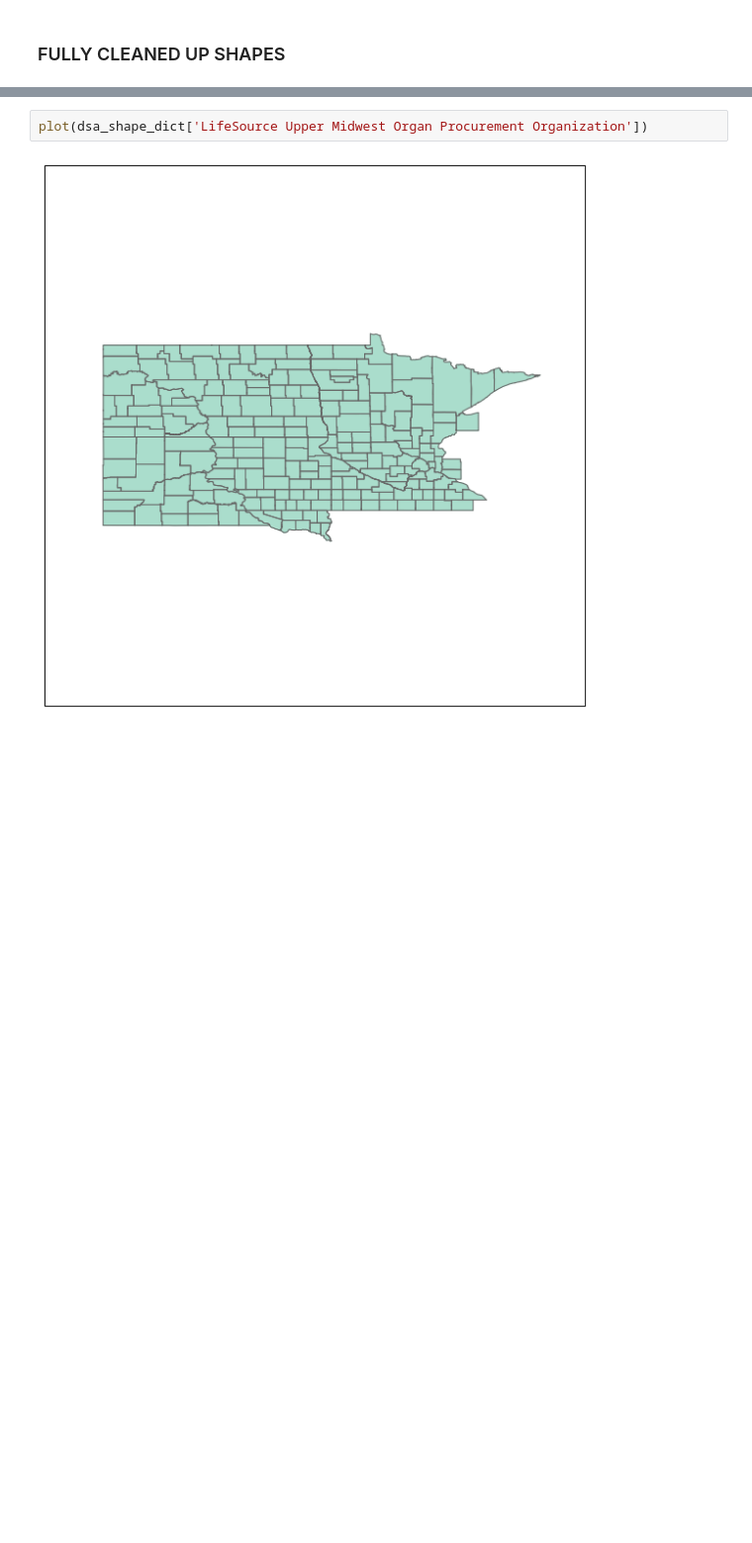
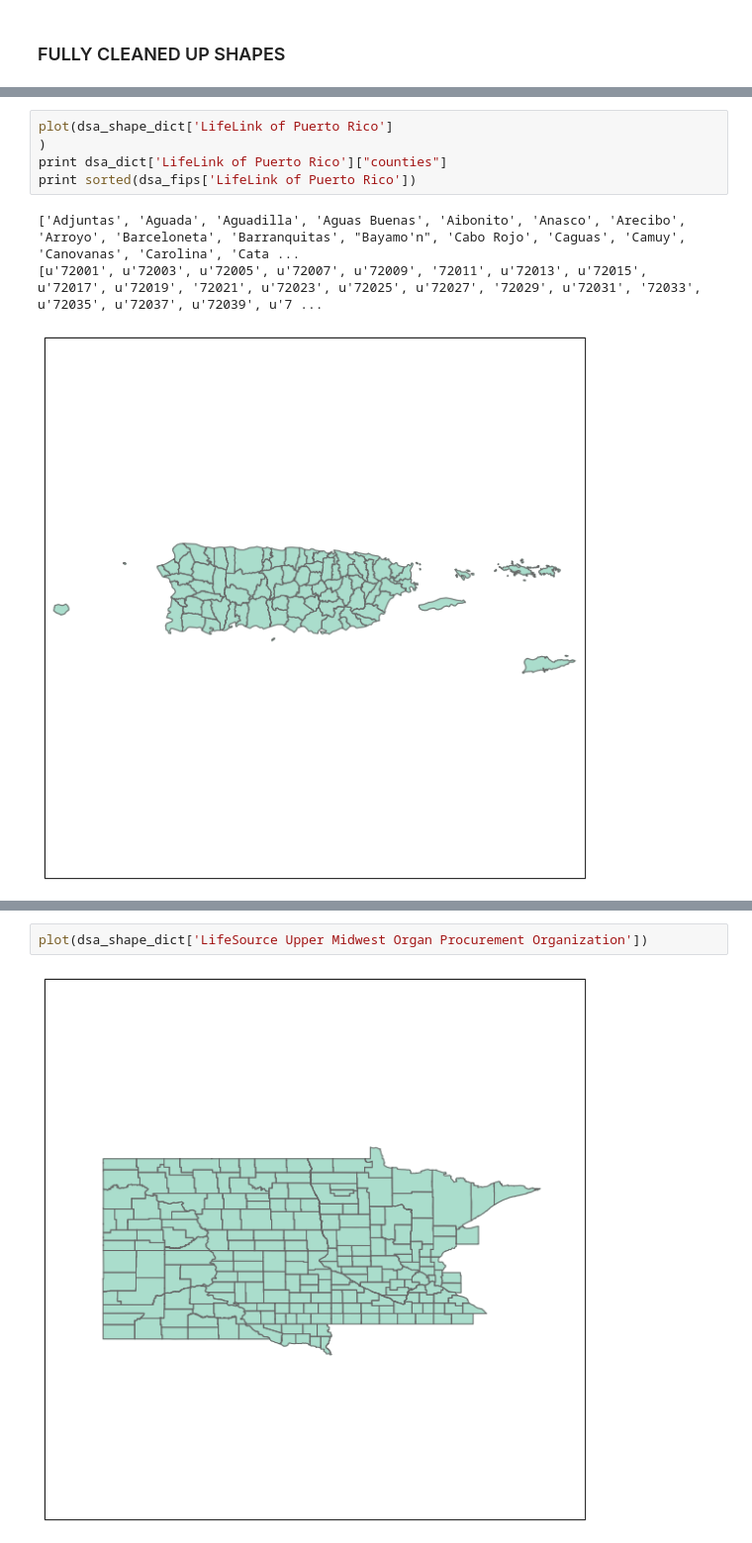
Before and after one commit to nosila/DSA_mapping, a Jupyter notebook: DSA Shape Mapping.ipynb, the cells around one changed output, grey strips where cells are left out. Shown at 99% size. Saved outputs shown, nothing was run; the diff lists cells and outputs as text; blank space fills up the shorter version.

```diff
--- a/DSA Shape Mapping.ipynb
+++ b/DSA Shape Mapping.ipynb
@@ -511,0 +628,9 @@ plot(dsa_shape_dict['Lifeshare of the Carolinas'])
+# %%
+plot(dsa_shape_dict['LifeLink of Puerto Rico']
+)
+print dsa_dict['LifeLink of Puerto Rico']["counties"]
+print sorted(dsa_fips['LifeLink of Puerto Rico'])
+# %% [output]
+['Adjuntas', 'Aguada', 'Aguadilla', 'Aguas Buenas', 'Aibonito', 'Anasco', 'Arecibo', 'Arroyo', 'Barceloneta', 'Barranquitas', "Bayamo'n", 'Cabo Rojo', 'Caguas', 'Camuy', 'Canovanas', 'Carolina', 'Cata ...
+[u'72001', u'72003', u'72005', u'72007', u'72009', '72011', u'72013', u'72015', u'72017', u'72019', '72021', u'72023', u'72025', u'72027', '72029', u'72031', '72033', u'72035', u'72037', u'72039', u'7 ...
+[figure, added]
```
Also changed, not shown: parts of 22 cells of this notebook, 3 other files.
